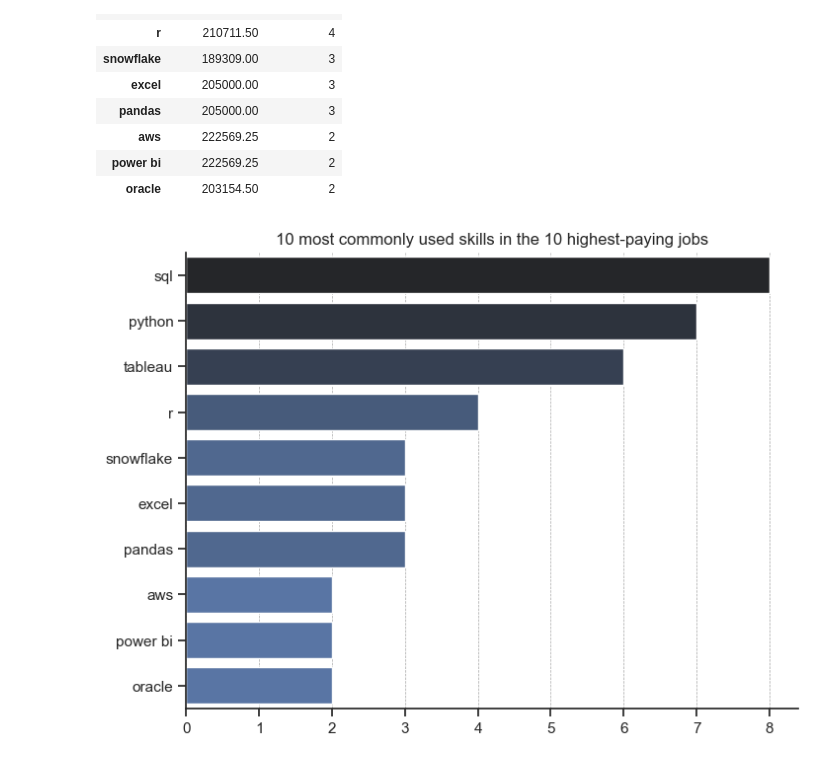
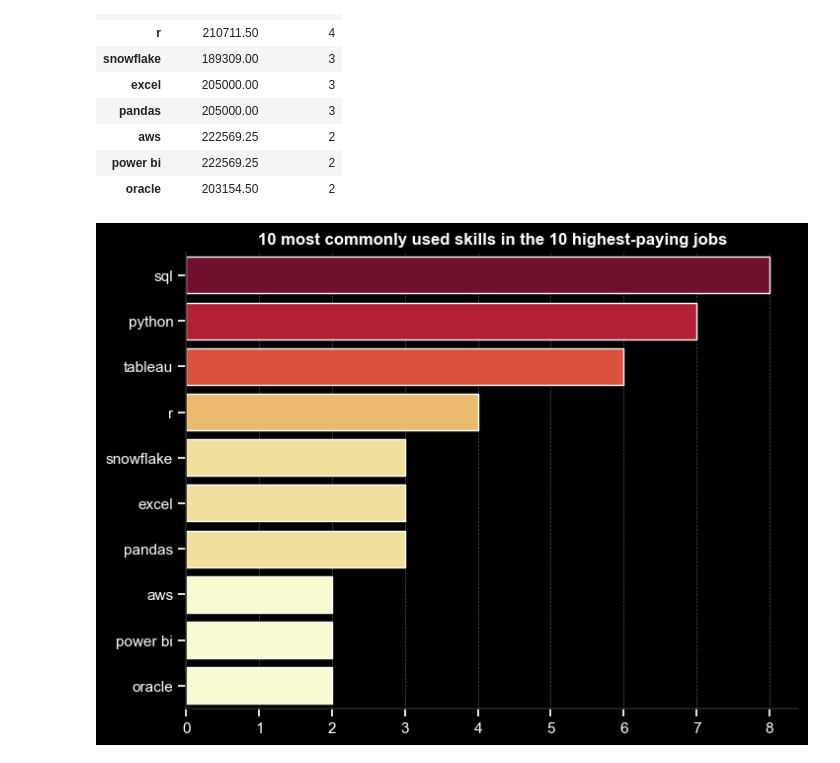
Before and after one commit to TomaszK94/SQL, a Jupyter notebook: Graphs/2_top_paying_job_skills.ipynb, the cells around one changed output. Saved outputs shown, nothing was run; the diff lists cells and outputs as text; code cells hidden in the pictures.

Commit message:
02 graph vis

```diff
--- a/Graphs/2_top_paying_job_skills.ipynb
+++ b/Graphs/2_top_paying_job_skills.ipynb
@@ -135,19 +135,26 @@ job_skills
 | power bi | 222569.25 | 2 |
 | oracle | 203154.50 | 2 |
 # %%
-plt.figure(figsize=(8, 6))
+plt.figure(figsize=(8, 6), facecolor="black")
 
 sns.set_theme(style="ticks")
-sns.barplot(data=job_skills, x="skill_count", y="skills", hue="skill_count", palette="dark:b_r", legend=False)
+sns.barplot(data=job_skills, x="skill_count", y="skills", hue="skill_count", palette="YlOrRd", legend=False)
 sns.despine()
 
+ax = plt.gca()  # Pobierz bieżący obiekt osi
+ax.set_facecolor("black")  # Zmiana koloru tła na jasnoszary
+# Ustawienia kolorów osi
+
+
 plt.grid(axis="x", color="gray", linestyle="--", linewidth=0.5, alpha=0.7, zorder=0)
-plt.title("10 most commonly used skills in the 10 highest-paying jobs")
+plt.title("10 most commonly used skills in the 10 highest-paying jobs", color='white', fontsize=12, fontweight='bold')
 plt.ylabel("")
 plt.xlabel("")
 
+ax.tick_params(axis='x', colors='white')
+ax.tick_params(axis='y', colors='white')
 
 
 plt.show()
 # %% [output]
-[figure, old version]
+[figure, new version]
```
